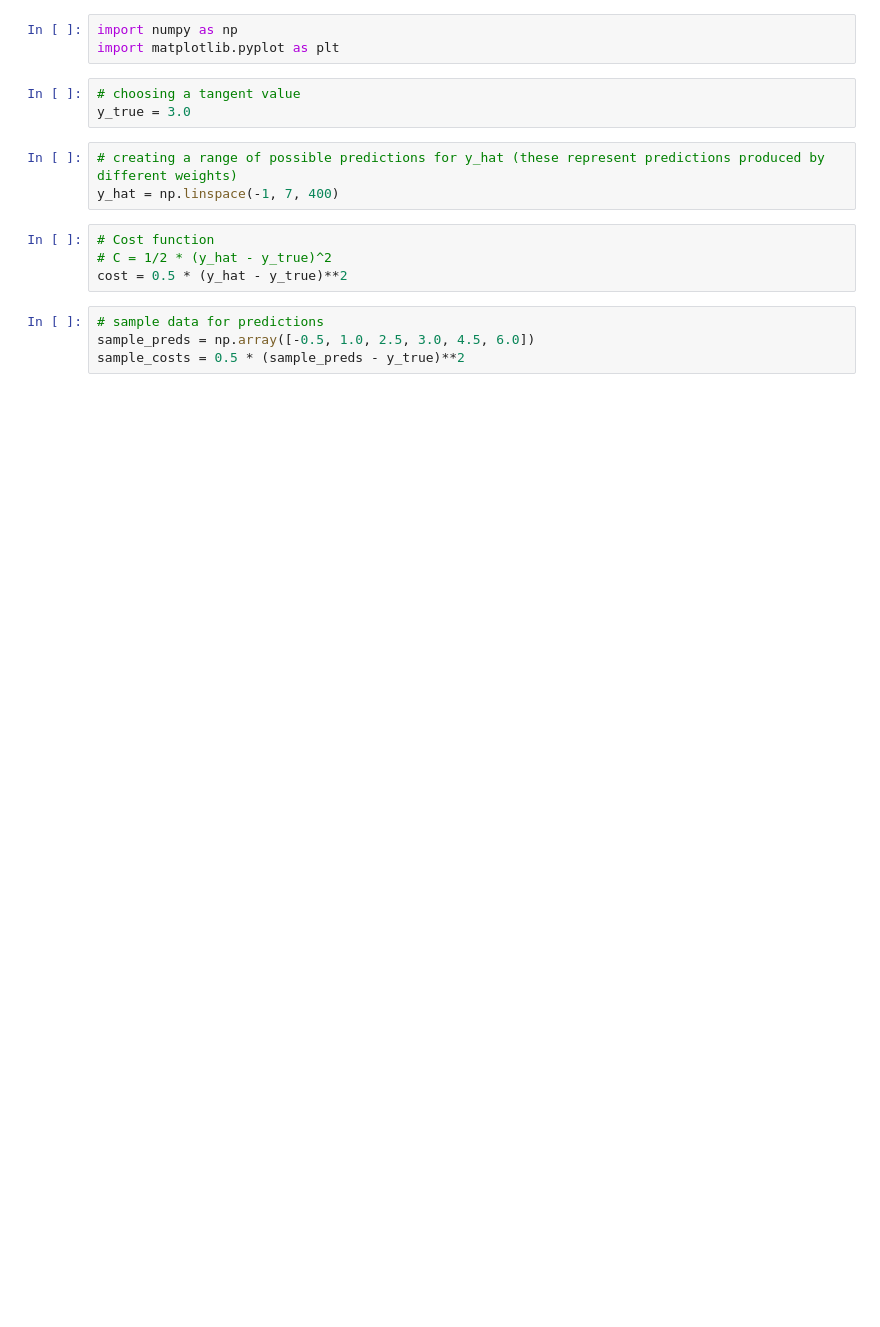
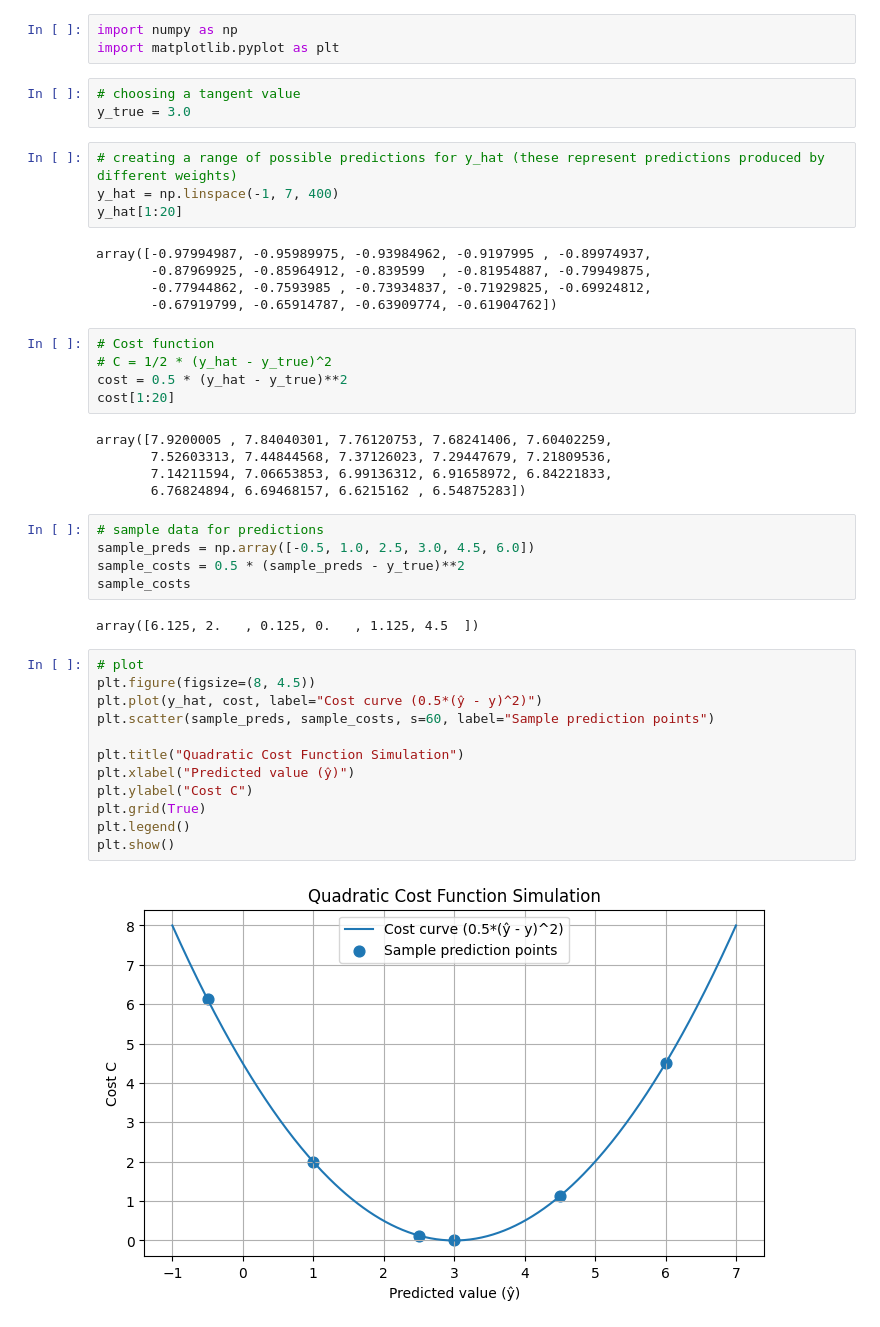
Before and after one commit to itsjoeka/MathematicalSimulations, a Jupyter notebook: Quadratic_sim.ipynb, the cells around one changed output. Saved outputs shown, nothing was run; the diff lists cells and outputs as text; blank space fills up the shorter version.

```diff
--- a/Quadratic_sim.ipynb
+++ b/Quadratic_sim.ipynb
@@ -7,11 +7,40 @@ y_true = 3.0
 # %%
 # creating a range of possible predictions for y_hat (these represent predictions produced by different weights)
 y_hat = np.linspace(-1, 7, 400)
+y_hat[1:20]
+# %% [output]
+array([-0.97994987, -0.95989975, -0.93984962, -0.9197995 , -0.89974937,
+       -0.87969925, -0.85964912, -0.839599  , -0.81954887, -0.79949875,
+       -0.77944862, -0.7593985 , -0.73934837, -0.71929825, -0.69924812,
+       -0.67919799, -0.65914787, -0.63909774, -0.61904762])
 # %%
 # Cost function
 # C = 1/2 * (y_hat - y_true)^2
 cost = 0.5 * (y_hat - y_true)**2
+cost[1:20]
+# %% [output]
+array([7.9200005 , 7.84040301, 7.76120753, 7.68241406, 7.60402259,
+       7.52603313, 7.44844568, 7.37126023, 7.29447679, 7.21809536,
+       7.14211594, 7.06653853, 6.99136312, 6.91658972, 6.84221833,
+       6.76824894, 6.69468157, 6.6215162 , 6.54875283])
 # %%
 # sample data for predictions
 sample_preds = np.array([-0.5, 1.0, 2.5, 3.0, 4.5, 6.0])
 sample_costs = 0.5 * (sample_preds - y_true)**2
+sample_costs
+# %% [output]
+array([6.125, 2.   , 0.125, 0.   , 1.125, 4.5  ])
+# %%
+# plot
+plt.figure(figsize=(8, 4.5))
+plt.plot(y_hat, cost, label="Cost curve (0.5*(ŷ - y)^2)")
+plt.scatter(sample_preds, sample_costs, s=60, label="Sample prediction points")
+
+plt.title("Quadratic Cost Function Simulation")
+plt.xlabel("Predicted value (ŷ)")
+plt.ylabel("Cost C")
+plt.grid(True)
+plt.legend()
+plt.show()
+# %% [output]
+[figure, added]
```
